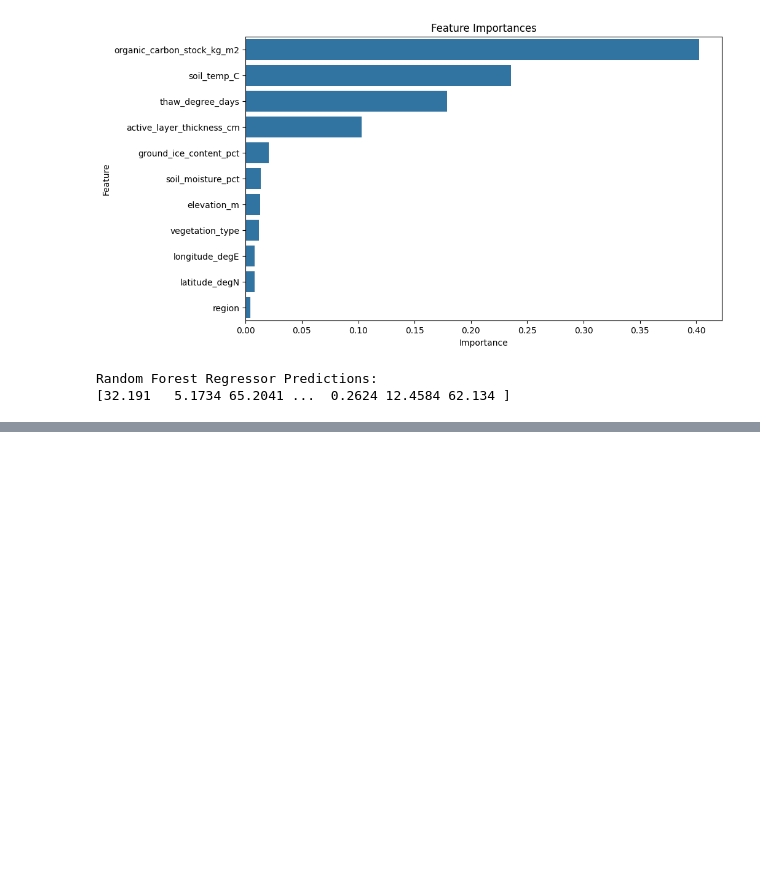
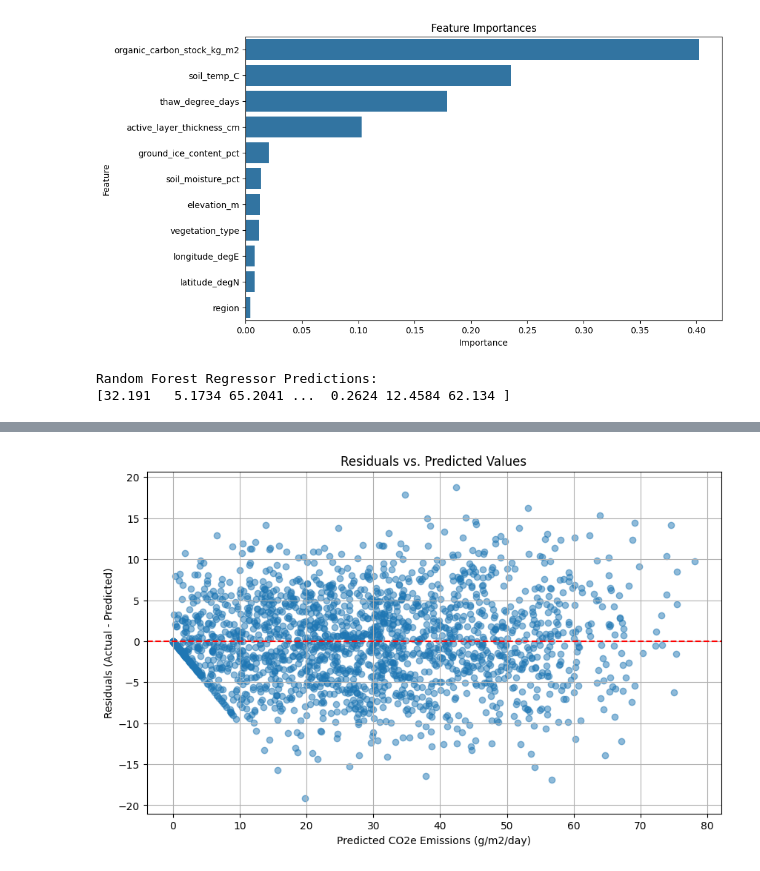
Before and after one commit to def-hrithik/Permafrost-ML-Model, a Jupyter notebook: permafrost_prediction.ipynb, the cells around one changed output, grey strips where cells are left out. Drawn from its saved outputs; the diff is of its cells as text; code cells hidden in the pictures; blank space fills up the shorter version.

```diff
--- a/permafrost_prediction.ipynb
+++ b/permafrost_prediction.ipynb
@@ -243,0 +247,11 @@ RandomForestRegressor()
+# %%
+plt.figure(figsize=(10, 6))
+plt.scatter(rf_ypred, residuals, alpha=0.5)
+plt.axhline(y=0, color='r', linestyle='--') # Add a horizontal line at y=0
+plt.xlabel("Predicted CO2e Emissions (g/m2/day)")
+plt.ylabel("Residuals (Actual - Predicted)")
+plt.title("Residuals vs. Predicted Values")
+plt.grid(True)
+plt.show()
+# %% [output]
+[figure, added]
```
Also changed, not shown: parts of 4 cells of this notebook.
